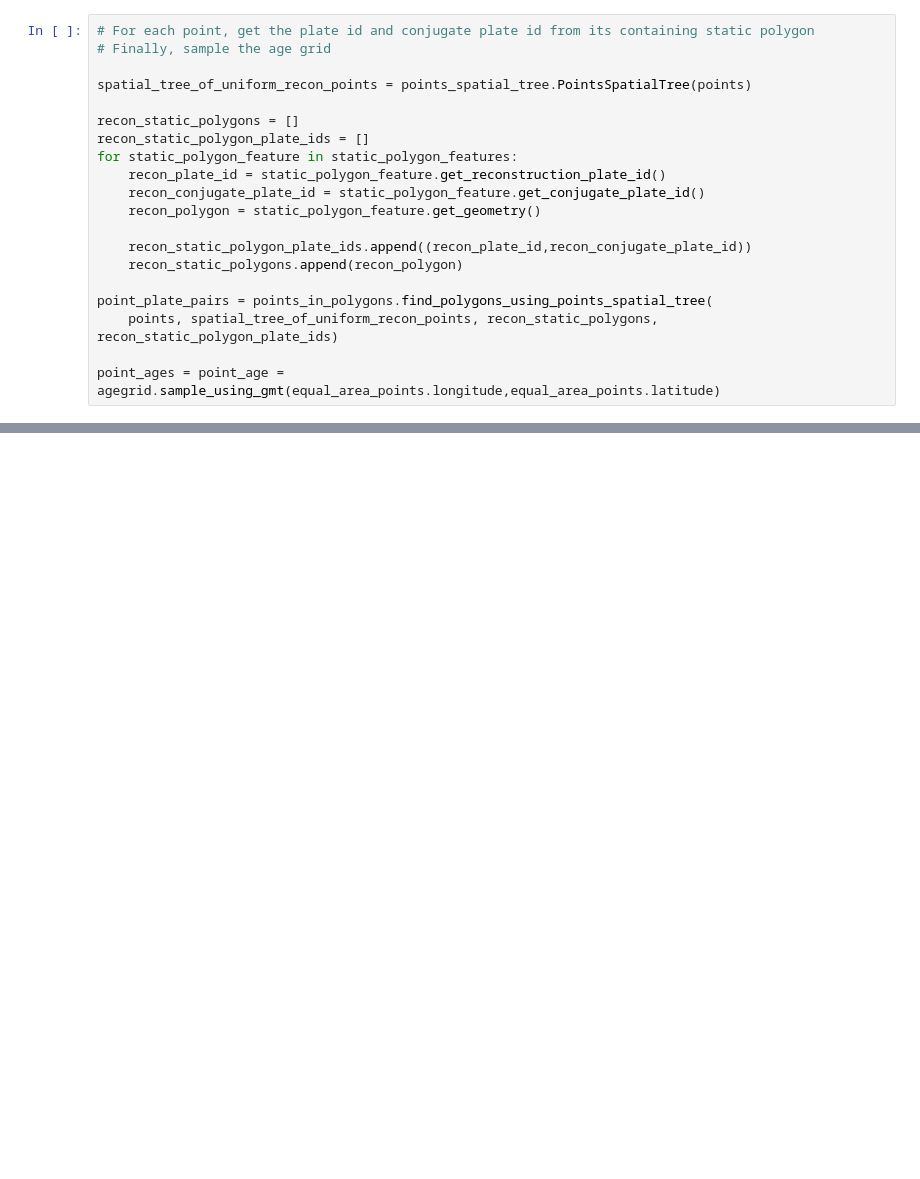
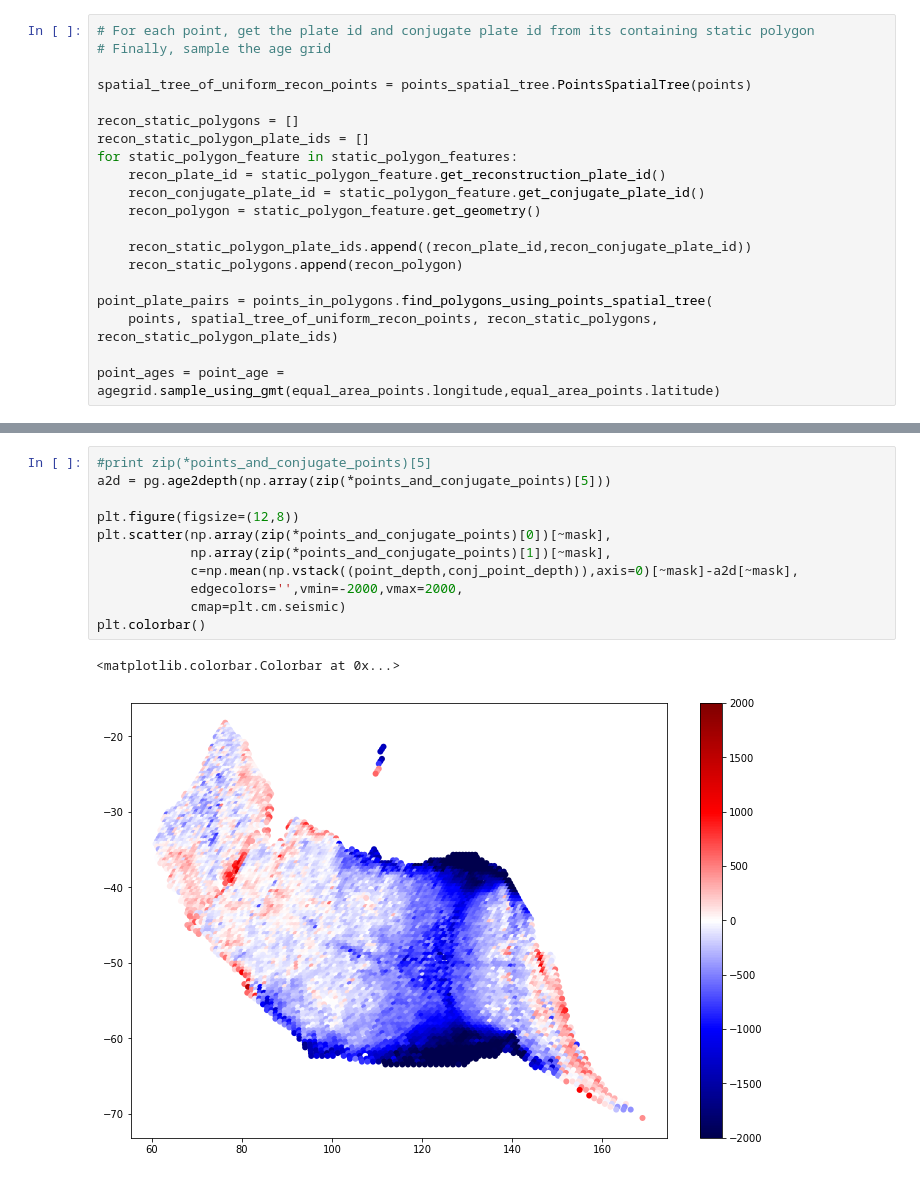
Before and after one commit to siwill22/paleotopography, a Jupyter notebook: dev/paleobathymetry-backtracking.ipynb, the cells around one changed output, grey strips where cells are left out. Drawn from its saved outputs; the diff is of its cells as text; blank space fills up the shorter version.

```diff
--- a/dev/paleobathymetry-backtracking.ipynb
+++ b/dev/paleobathymetry-backtracking.ipynb
@@ -140,0 +177,14 @@ plt.scatter(np.array(zip(*points_and_conjugate_points)[0])[~mask],
+# %%
+#print zip(*points_and_conjugate_points)[5]
+a2d = pg.age2depth(np.array(zip(*points_and_conjugate_points)[5]))
+
+plt.figure(figsize=(12,8))
+plt.scatter(np.array(zip(*points_and_conjugate_points)[0])[~mask],
+            np.array(zip(*points_and_conjugate_points)[1])[~mask],
+            c=np.mean(np.vstack((point_depth,conj_point_depth)),axis=0)[~mask]-a2d[~mask],
+            edgecolors='',vmin=-2000,vmax=2000,
+            cmap=plt.cm.seismic)
+plt.colorbar()
+# %% [output]
+<matplotlib.colorbar.Colorbar at 0x...>
+[figure, added]
```
Also changed, not shown: parts of 4 cells of this notebook, 2 other files.
